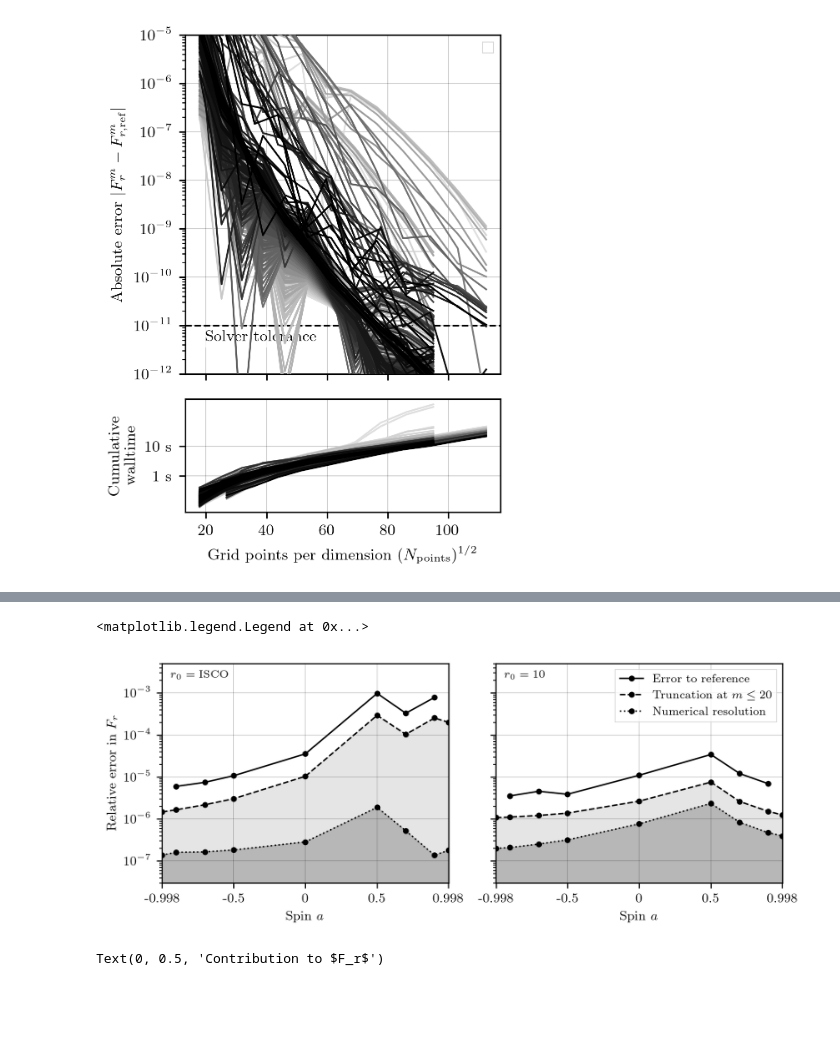
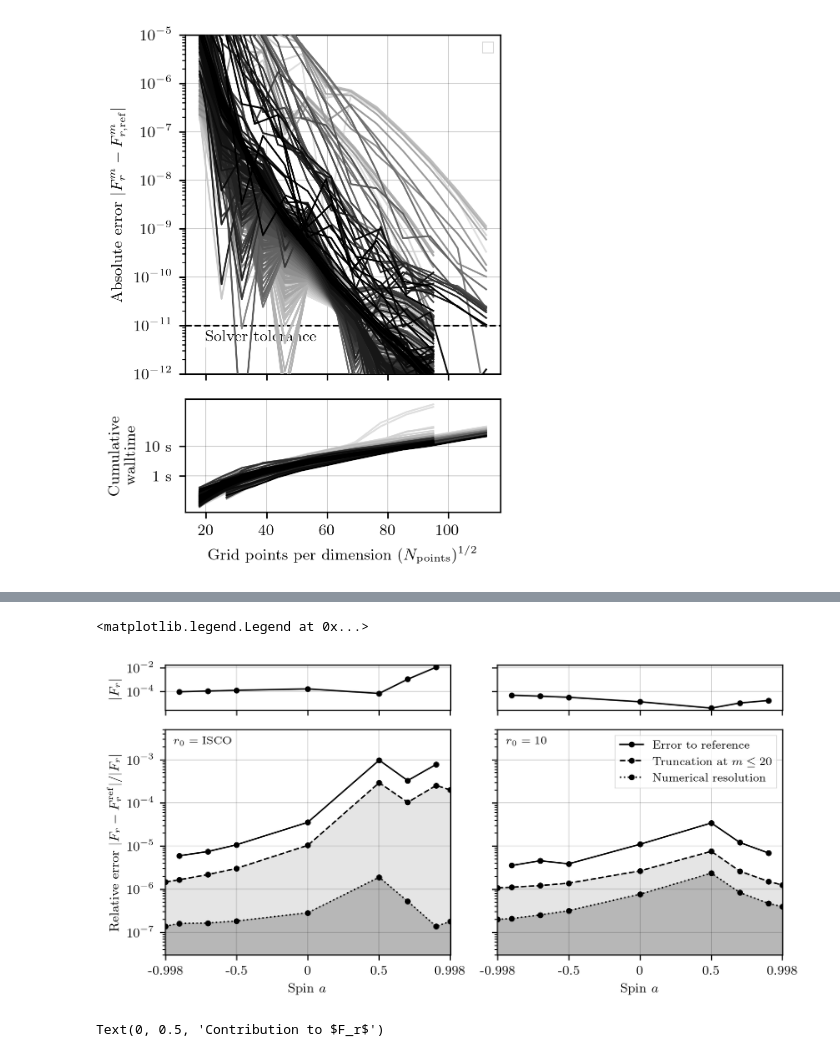
Before and after one commit to nilsvu/spectre, a Jupyter notebook: support/Pipelines/SelfForce/Scalar/plots.ipynb, the cells around one changed output, grey strips where cells are left out. Cells and saved outputs as stored; diff of their text form; code cells hidden in the pictures; blank space fills up the shorter version.

```diff
--- a/support/Pipelines/SelfForce/Scalar/plots.ipynb
+++ b/support/Pipelines/SelfForce/Scalar/plots.ipynb
@@ -90,7 +90,7 @@ for rad in track([None, 10]):
                 inner_radius=r_p,
                 outer_radius=1e4,
                 worldtube_radius=dr,
-                worldtube_dcostheta=0.5,
+                worldtube_dz2=0.25,
                 P=4,
                 L=0,
                 scheduler=None,
@@ -305,34 +359,71 @@ ssf_spin
 # %%
-fig, axes = plt.subplots(nrows=1, ncols=2, figsize=(3.4 * 2, 3.4 * 0.8), sharey=True)
+fig, axes = plt.subplots(nrows=2, ncols=2, figsize=(3.4 * 2, 3.4), sharey='row', gridspec_kw=dict(height_ratios=(1, 5)), sharex=True)
 for i, r0 in enumerate([None, 10]):
-    df = ssf_spin.loc[r0]
-    plt.sca(axes[i])
+    df = []
+    for a in spins:
+        r_0 = r0 or r_isco(a=a)
+        ssf = all_m_mode_data.get((r0, a))
+        if ssf is None:
+            continue
+        m_max = len(ssf) - 1
+        df.append({
+            "a": a,
+            "reference": ssf_ref.loc[(r0, a), "SelfForce_r"] if (r0, a) in ssf_ref.index else np.nan,
+            "regularized": ssf["SelfForce_r"].sum() + sum_Fr4(r0=r_0, a=a, m_max=m_max),
+            "regularized_skip_hires": ssf["SelfForce_r_lo"].sum() + sum_Fr4(r0=r_0, a=a, m_max=m_max),
+            "regularized_skip_1": ssf["SelfForce_r"].iloc[:-1].sum() + sum_Fr4(r0=r_0, a=a, m_max=m_max - 1),
+            "fitted": fit_regularization_params(ssf["SelfForce_r"], r0=r_0, a=a),
+            "fitted_skip_hires": fit_regularization_params(ssf["SelfForce_r_lo"], r0=r_0, a=a),
+            "fitted_skip_1": fit_regularization_params(ssf["SelfForce_r"].iloc[:-1], r0=r_0, a=a),
+        })
+    df = pd.DataFrame(df).set_index("a")
+    plt.sca(axes[0][i])
+    plt.semilogy(df.index, np.abs(df["reference"]), marker=".", color="black", label="Self force $|F_r|$", ls="-")
+    plt.grid()
+    # plt.legend()
+    plt.sca(axes[1][i])
     # Error to reference
-    plt.semilogy(df.index, df["Error_ref"], marker=".", label="Error to reference", color="black", ls="-", zorder=5)
+    error_ref = np.abs(df["regularized"] - df["reference"]) / np.abs(df["reference"])
+    plt.semilogy(df.index, error_ref, marker=".", label="Error to reference", color="black", ls="-", zorder=5)
+    # error_ref = np.abs(df["fitted"] - df["reference"]) / np.abs(df["reference"])
+    # plt.semilogy(df.index, error_ref, marker=".", label="Error to reference (regularized + fitted)", color="red", ls="-", zorder=5)
     # Error to next m-mode
-    plt.semilogy(df.index, df["Error_m"], marker=".", label=r"Truncation at $m \leq 20$", color="black", ls="dashed", zorder=10)
-    plt.fill_between(df.index, df["Error_m"], zorder=10, alpha=0.1, color="black")
+    error_m = np.abs(df["regularized_skip_1"] - df["regularized"]) / np.abs(df["regularized"])
+    plt.semilogy(df.index, error_m, marker=".", label=r"Truncation at $m \leq 20$", color="black", ls="dashed", zorder=10)
+    plt.fill_between(df.index, error_m, zorder=10, alpha=0.1, color="black")
     # Resolution error
-    plt.semilogy(df.index, df["Error_res"], marker=".", label="Numerical resolution", color="black", zorder=20, ls="dotted")
-    plt.fill_between(df.index, df["Error_res"], zorder=20, alpha=0.2, color="black")
+    error_res = np.abs(df["regularized_skip_hires"] - df["regularized"]) / np.abs(df["regularized"])
+    plt.semilogy(df.index, error_res, marker=".", label="Numerical resolution", color="black", zorder=20, ls="dotted")
+    plt.fill_between(df.index, error_res, zorder=20, alpha=0.2, color="black")
+
+    # # Error to next m-mode
+    # error_m = np.abs(df["fitted_skip_1"] - df["fitted"]) / np.abs(df["reference"])
+    # plt.semilogy(df.index, error_m, marker=".", label=r"Truncation at $m \leq 20$", color="red", ls="dashed", zorder=10)
+    # plt.fill_between(df.index, error_m, zorder=10, alpha=0.1, color="red")
+    # # Resolution error
+    # error_res = np.abs(df["fitted_skip_hires"] - df["fitted"]) / np.abs(df["reference"])
+    # plt.semilogy(df.index, error_res, marker=".", label="Numerical resolution", color="red", zorder=20, ls="dotted")
+    # plt.fill_between(df.index, error_res, zorder=20, alpha=0.2, color="red")
+
     plt.annotate(
         f"$r_0 = {r0 or '\mathrm{ISCO}'}$",
         (0.03, 0.97),
         xycoords="axes fraction",
         ha="left",
         va="top",
         fontsize="small",
     )
     plt.xlabel("Spin $a$")
     plt.xlim(-1, 1)
     plt.xticks([-0.998, -0.5, 0.0, 0.5, 0.998], labels=["-0.998", "-0.5", "0", "0.5", "0.998"])
     plt.ylim(3e-8, 5e-3)
     plt.grid()
-axes[0].set_ylabel("Relative error in $F_r$")
+axes[0][0].set_ylabel("$|F_r|$")
+axes[1][0].set_ylabel("Relative error $|F_r-F_r^\mathrm{ref}|/|F_r|$")
 plt.legend()
 # plt.savefig("ssf_error_budget.pdf")
 # %% [output]
 <matplotlib.legend.Legend at 0x...>
-[figure, old version]
+[figure, new version]
 # %%
 df = pd.DataFrame(np.array([ssf for _, _, ssf in all_m_mode_data]).T, columns=[f"SelfForce_r_{r0 if r0 is not None else 'isco'}_a_{a}" for r0, a, _ in all_m_mode_data])
```
Also changed, not shown: parts of 9 cells of this notebook, 2 other files.
